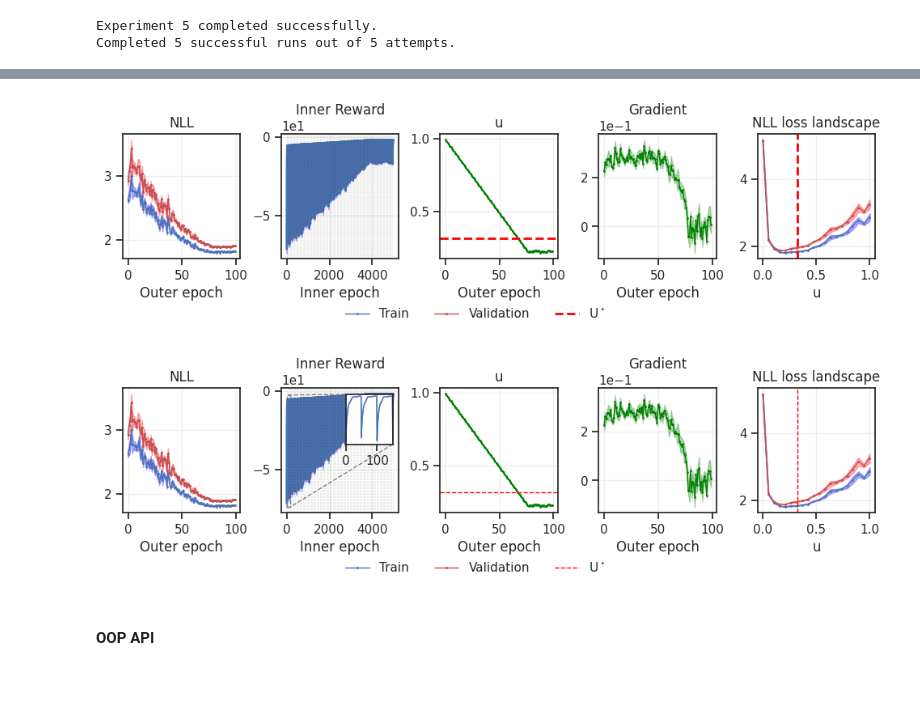
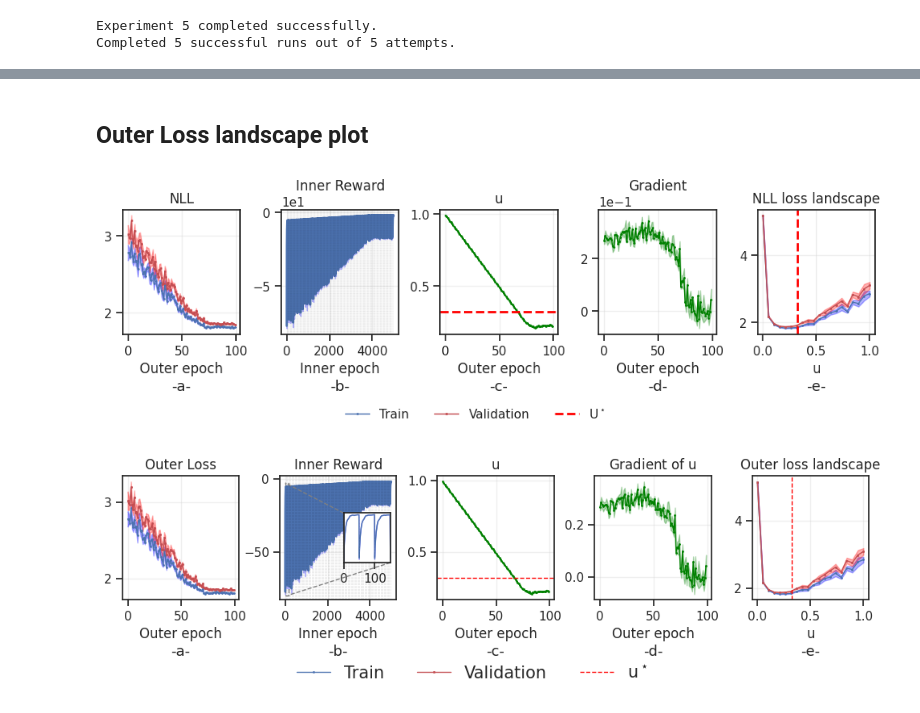
Before and after one commit to abenechehab/nll_to_po, a Jupyter notebook: notebook/5-2-implicit_diff.ipynb, the cells around one changed output, grey strips where cells are left out. Drawn from its saved outputs; the diff is of its cells as text; code cells hidden in the pictures; blank space fills up the shorter version.

```diff
--- a/notebook/5-2-implicit_diff.ipynb
+++ b/notebook/5-2-implicit_diff.ipynb
@@ -956,3 +736,5 @@ plt.show()
+# %% [markdown]
+## Outer Loss landscape plot
 # %%
 # Experiment parameters
 max_repetitions = 5
@@ -1034,9 +816,8 @@ for r_init in tqdm(reward_init_list):
     val_means.append(val_mean)
     val_stds.append(val_se)
 # %%
-sns.set_theme(style="whitegrid", font_scale=1.0)
+sns.set_theme(style="ticks", font_scale=1.0)
 sns.set_palette("colorblind")
-sns.set_style("ticks")
 # %%
 # Plot results with error bars
 fig, ((ax1, ax2, ax3, ax4, ax5)) = plt.subplots(
@@ -1079,6 +860,8 @@ ax1.grid(True, alpha=0.3)
 ax1.locator_params(axis="x", nbins=3)
 ax1.locator_params(axis="y", nbins=3)
 
+ax1.text(0.5, -0.45, "-a-", transform=ax1.transAxes, fontsize=13, ha="center")
+
 # Plot inner rewards
 epochs_inner = range(len(inner_rewards_mean))
 ax2.plot(epochs_inner, inner_rewards_mean, "b-", linewidth=2)
@@ -1112,6 +895,8 @@ ax2.locator_params(axis="x", nbins=3)
 ax2.locator_params(axis="y", nbins=3)
 
 ax2.ticklabel_format(style="scientific", axis="y", scilimits=(0, 0))
+
+ax2.text(0.5, -0.45, "-b-", transform=ax2.transAxes, fontsize=13, ha="center")
 
 # Define colors from seaborn default palette
 palette = sns.color_palette()  # seaborn default ("deep")
@@ -1169,6 +954,8 @@ ax3.grid(True, alpha=0.3)
 ax3.locator_params(axis="x", nbins=3)
 ax3.locator_params(axis="y", nbins=3)
 
+ax3.text(0.5, -0.45, "-c-", transform=ax3.transAxes, fontsize=13, ha="center")
+
 # Plot U coefficient gradients
 for i, (k, v) in enumerate(U_coeff_grad_mean.items()):
     color = "green"  # colors[i % len(colors)]
@@ -1195,6 +982,8 @@ ax4.locator_params(axis="y", nbins=3)
 
 # Set y-axis to scientific notation for ax5
 ax4.ticklabel_format(style="scientific", axis="y", scilimits=(0, 0))
+
+ax4.text(0.5, -0.45, "-d-", transform=ax4.transAxes, fontsize=13, ha="center")
 
 
 ax5.plot(
@@ -1259,35 +1048,37 @@ ax5.axvline(
     x=U_star,
     color="red",
     linestyle="--",
     linewidth=2,
     label=r"$\mathrm{U}^\star$",
 )
 
 ax5.set_xlabel(r"$\mathrm{u}$")
 ax5.set_title("NLL loss landscape")
 # plt.title("Loss Landscape vs Reward Parameter")
-ax5.legend(frameon=False, bbox_to_anchor=(-2.4, -0.58), loc="lower center", ncol=3)
+ax5.legend(frameon=False, bbox_to_anchor=(-2.4, -0.78), loc="lower center", ncol=3)
 # ax5.legend()
 ax5.grid(True, alpha=0.3)
 
 # Limit the number of ticks to 3 in both axes
 ax5.locator_params(axis="x", nbins=3)
 ax5.locator_params(axis="y", nbins=3)
+
+ax5.text(0.5, -0.45, "-e-", transform=ax5.transAxes, fontsize=13, ha="center")
 
 # suptitle = f"{n_outer_epochs} outer iterations, {n_inner_epochs} inner epochs, {max_repetitions} experiments, "
 # suptitle += r"$R(\hat{y},y) = -(\hat{y}-y)^\top u_{coeff} \mathrm{I}_n (\hat{y}-y)$"
 
 # fig.suptitle(
 #     suptitle,
 #     fontsize=16,
 #     y=0.98,
 # )
 fig.tight_layout()
 plt.tight_layout()
 # plt.savefig("../figures/implicit_all_fig.pdf", dpi=300, bbox_inches='tight')
 plt.show()
 # %% [output]
-[figure, old version]
+[figure, new version]
 # %%
 from mpl_toolkits.axes_grid1.inset_locator import inset_axes, mark_inset
 
@@ -1325,13 +1116,15 @@ ax1.fill_between(
     color="red",
 )
 ax1.set_xlabel("Outer epoch")
-ax1.set_title("NLL")
+ax1.set_title("Outer Loss")
 # ax1.set_title("Outer Loss (NLL)")
 # ax1.legend()
 ax1.grid(True, alpha=0.3)
 
 ax1.locator_params(axis="x", nbins=3)
 ax1.locator_params(axis="y", nbins=3)
+
+ax1.text(0.5, -0.45, "-a-", transform=ax1.transAxes, fontsize=13, ha="center")
 
 # Plot inner rewards
 epochs_inner = range(len(inner_rewards_mean))
@@ -1365,14 +1158,16 @@ ax2.grid(True, alpha=0.3)
 ax2.locator_params(axis="x", nbins=3)
 ax2.locator_params(axis="y", nbins=3)
 
-ax2.ticklabel_format(style="scientific", axis="y", scilimits=(0, 0))
+# ax2.ticklabel_format(style="scientific", axis="y", scilimits=(0, 0))
+
+ax2.text(0.5, -0.45, "-b-", transform=ax2.transAxes, fontsize=13, ha="center")
 
 # === Add inset zoom ===
 axins = inset_axes(
     ax2,
     width="40%",
     height="40%",
-    loc="upper right",
+    loc="center right",
 )  # adjust position
 
 # Plot the same data in inset
@@ -1469,6 +1264,8 @@ ax3.grid(True, alpha=0.3)
 ax3.locator_params(axis="x", nbins=3)
 ax3.locator_params(axis="y", nbins=3)
 
+ax3.text(0.5, -0.45, "-c-", transform=ax3.transAxes, fontsize=13, ha="center")
+
 # Plot U coefficient gradients
 for i, (k, v) in enumerate(U_coeff_grad_mean.items()):
     color = "green"  # colors[i % len(colors)]
@@ -1486,7 +1283,7 @@ for i, (k, v) in enumerate(U_coeff_grad_mean.items()):
         epochs_U, v - U_coeff_grad_se[k], v + U_coeff_grad_se[k], alpha=0.3, color=color
     )
 ax4.set_xlabel("Outer epoch")
-ax4.set_title("Gradient")
+ax4.set_title("Gradient of " + r"$\mathrm{u}$")
 # ax4.set_title("U_coeff Gradient (clipped at [-10,10])")
 ax4.grid(True, alpha=0.3)
 
@@ -1494,8 +1291,9 @@ ax4.locator_params(axis="x", nbins=3)
 ax4.locator_params(axis="y", nbins=3)
 
 # Set y-axis to scientific notation for ax5
-ax4.ticklabel_format(style="scientific", axis="y", scilimits=(0, 0))
+# ax4.ticklabel_format(style="scientific", axis="y", scilimits=(0, 0))
 
+ax4.text(0.5, -0.45, "-d-", transform=ax4.transAxes, fontsize=13, ha="center")
 
 ax5.plot(
     reward_init_values,
@@ -1560,19 +1358,23 @@ ax5.axvline(
     color="red",
     linestyle="--",
     linewidth=1,
-    label=r"$\mathrm{U}^\star$",
+    label=r"$\mathrm{u}^\star$",
 )
 
 ax5.set_xlabel(r"$\mathrm{u}$")
-ax5.set_title("NLL loss landscape")
+ax5.set_title("Outer loss landscape")
 # plt.title("Loss Landscape vs Reward Parameter")
-ax5.legend(frameon=False, bbox_to_anchor=(-2.4, -0.58), loc="lower center", ncol=3)
+ax5.legend(
+    frameon=False, bbox_to_anchor=(-2.4, -0.78), loc="lower center", ncol=3, fontsize=15
+)
 # ax5.legend()
 ax5.grid(True, alpha=0.3)
 
 # Limit the number of ticks to 3 in both axes
 ax5.locator_params(axis="x", nbins=3)
 ax5.locator_params(axis="y", nbins=3)
+
+ax5.text(0.5, -0.45, "-e-", transform=ax5.transAxes, fontsize=13, ha="center")
 
 # suptitle = f"{n_outer_epochs} outer iterations, {n_inner_epochs} inner epochs, {max_repetitions} experiments, "
 # suptitle += r"$R(\hat{y},y) = -(\hat{y}-y)^\top u_{coeff} \mathrm{I}_n (\hat{y}-y)$"
@@ -1587,4 +1389,4 @@ plt.tight_layout()
 plt.savefig("../figures/implicit_all_fig.pdf", dpi=300, bbox_inches="tight")
 plt.show()
 # %% [output]
-[figure, old version]
+[figure, new version]
@@ -1593,2 +1392,0 @@ sns.set_style("ticks")
-# %% [markdown]
-#### OOP API
```
Also changed, not shown: parts of 11 cells of this notebook, 5 other files.
